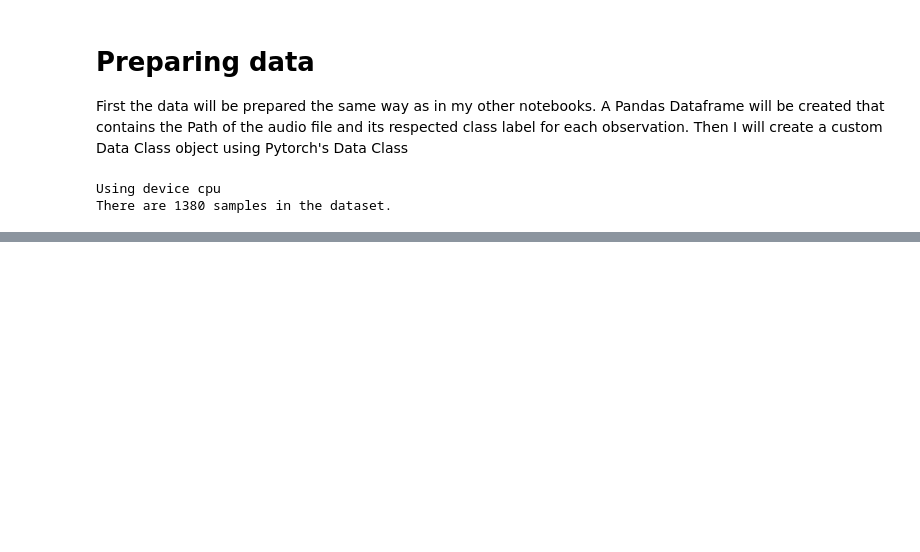
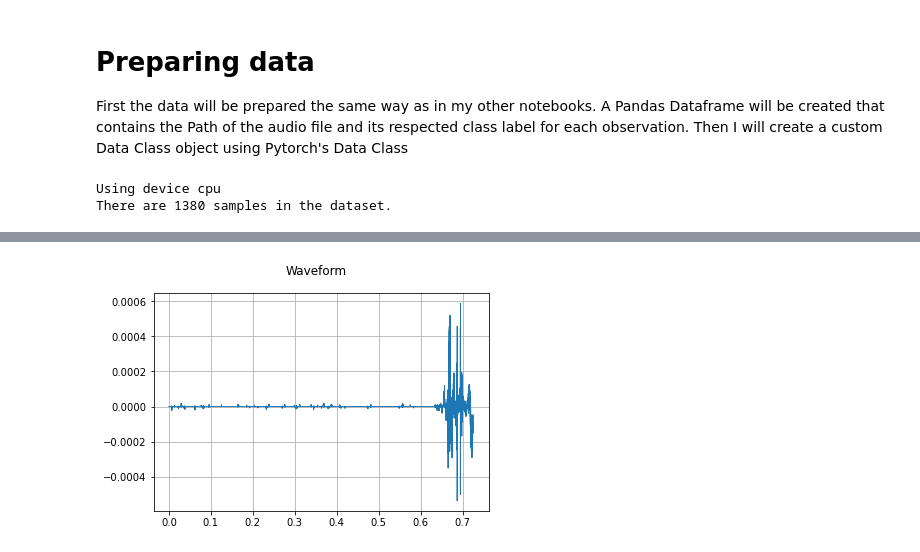
Before and after one commit to Jyve00/Emotion_Speech_Detection, a Jupyter notebook: notebooks/torch_models.ipynb, the cells around one changed output, grey strips where cells are left out. Drawn from its saved outputs; the diff is of its cells as text; code cells hidden in the pictures; blank space fills up the shorter version.

Commit message:
save to test audio

```diff
--- a/notebooks/torch_models.ipynb
+++ b/notebooks/torch_models.ipynb
@@ -87,7 +57,7 @@ class RavdessDataset(Dataset):
     def __getitem__(self, index):
         audio_sample_path = self._get_audio_sample_path(index)
         label = self._get_audio_sample_label(index)
-        signal, sr = torchaudio.load(audio_sample_path)
+        signal, sr = torchaudio.load(audio_sample_path, frame_offset=20)
         signal = signal.to(self.device)
         signal = self._resample_if_necessary(signal, sr)
         signal = self._mix_down_if_necessary(signal)
@@ -133,8 +103,8 @@ class RavdessDataset(Dataset):
 if __name__ == "__main__":
     ANNOTATIONS_FILE = "/Users/stephen/Emotion_Detection-/data/metadata.csv"
     AUDIO_DIR = "/Users/stephen/Emotion_Detection-/data/RAVDESS"
-    SAMPLE_RATE = 22050
-    NUM_SAMPLES = 22050
+    SAMPLE_RATE = 16000
+    NUM_SAMPLES = 16000
 
     if torch.cuda.is_available():
         device = "cuda"
@@ -155,8 +125,8 @@ if __name__ == "__main__":
                             SAMPLE_RATE,
                             NUM_SAMPLES,
                             device)
-    print(f"There are {len(usd)} samples in the dataset.")
-    signal, label = usd[0]
+    print(f"There are {len(rav)} samples in the dataset.")
+    signal, label = rav[0]
 # %% [output]
 Using device cpu
 There are 1380 samples in the dataset.
@@ -168,0 +201,3 @@ rav[26]
+# %%
+test_sample, test_label = rav[0]
+print(test_label)
@@ -168,0 +218,4 @@ rav[26]
+# %%
+plot_waveform(test_sample, sample_rate=22050)
+# %% [output]
+[figure, added]
```
Also changed, not shown: parts of 12 cells of this notebook.
